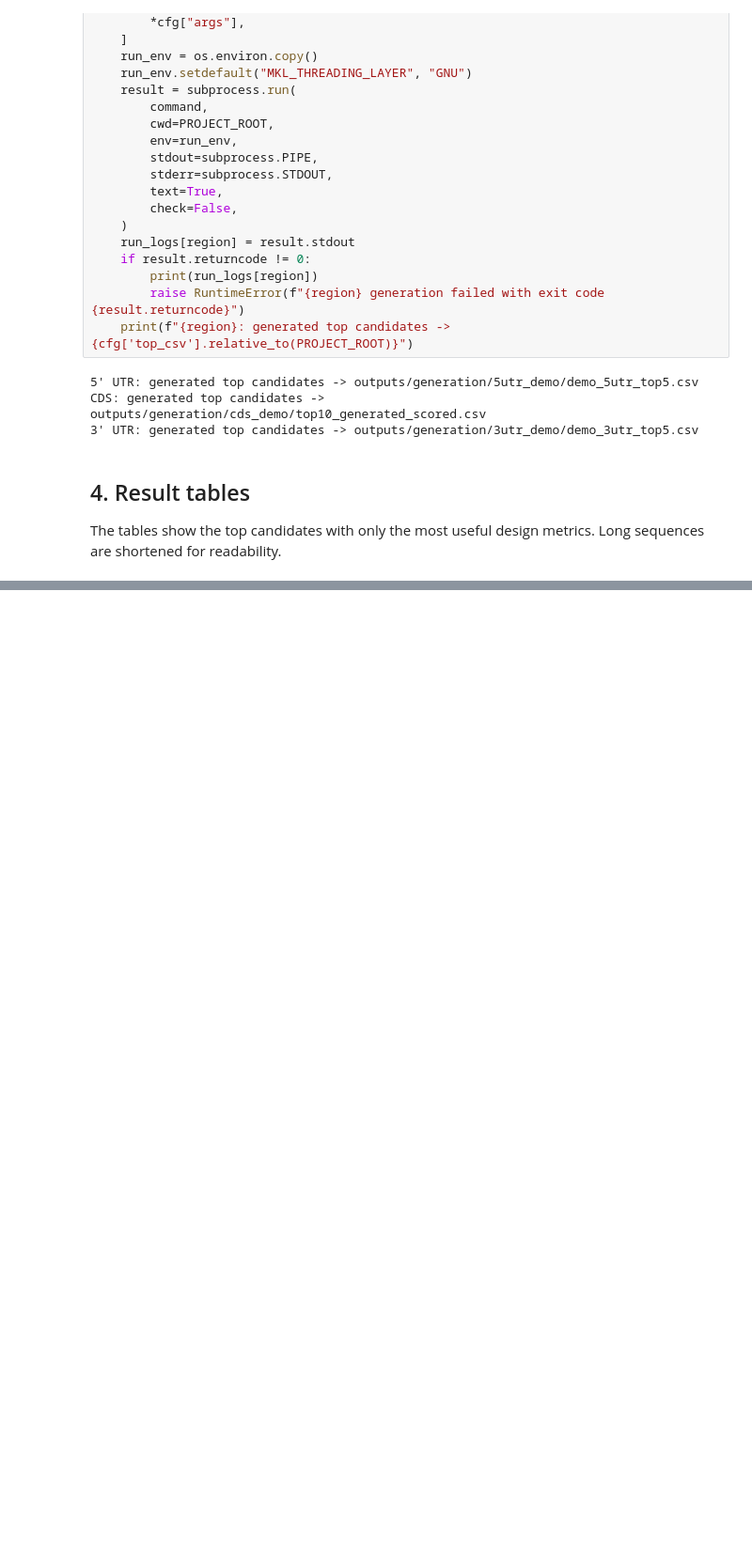
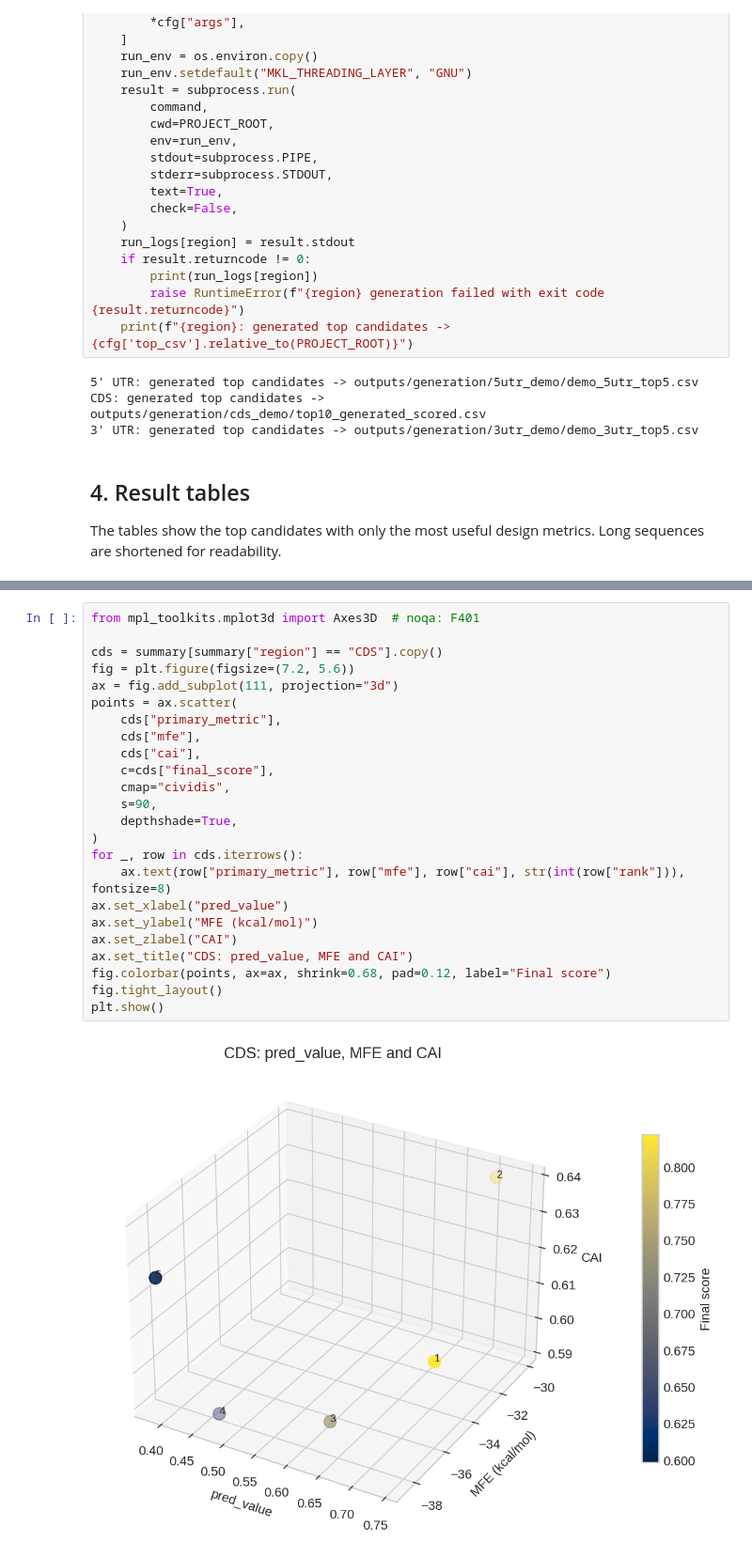
Before and after one commit to xiaoshaziydy/mrose, a Jupyter notebook: docs/notebooks/mROSE_generation_demo.ipynb, the cells around one changed output, grey strips where cells are left out. Shown at 94% size. Cells and saved outputs as stored; diff of their text form; blank space fills up the shorter version.

```diff
--- a/docs/notebooks/mROSE_generation_demo.ipynb
+++ b/docs/notebooks/mROSE_generation_demo.ipynb
@@ -294,0 +263,26 @@ CDS: outputs/generation/cds_demo/top10_generated_scored.csv
+# %%
+from mpl_toolkits.mplot3d import Axes3D  # noqa: F401
+
+cds = summary[summary["region"] == "CDS"].copy()
+fig = plt.figure(figsize=(7.2, 5.6))
+ax = fig.add_subplot(111, projection="3d")
+points = ax.scatter(
+    cds["primary_metric"],
+    cds["mfe"],
+    cds["cai"],
+    c=cds["final_score"],
+    cmap="cividis",
+    s=90,
+    depthshade=True,
+)
+for _, row in cds.iterrows():
+    ax.text(row["primary_metric"], row["mfe"], row["cai"], str(int(row["rank"])), fontsize=8)
+ax.set_xlabel("pred_value")
+ax.set_ylabel("MFE (kcal/mol)")
+ax.set_zlabel("CAI")
+ax.set_title("CDS: pred_value, MFE and CAI")
+fig.colorbar(points, ax=ax, shrink=0.68, pad=0.12, label="Final score")
+fig.tight_layout()
+plt.show()
+# %% [output]
+[figure, added]
```
Also changed, not shown: parts of 14 cells of this notebook, 1 other file.
